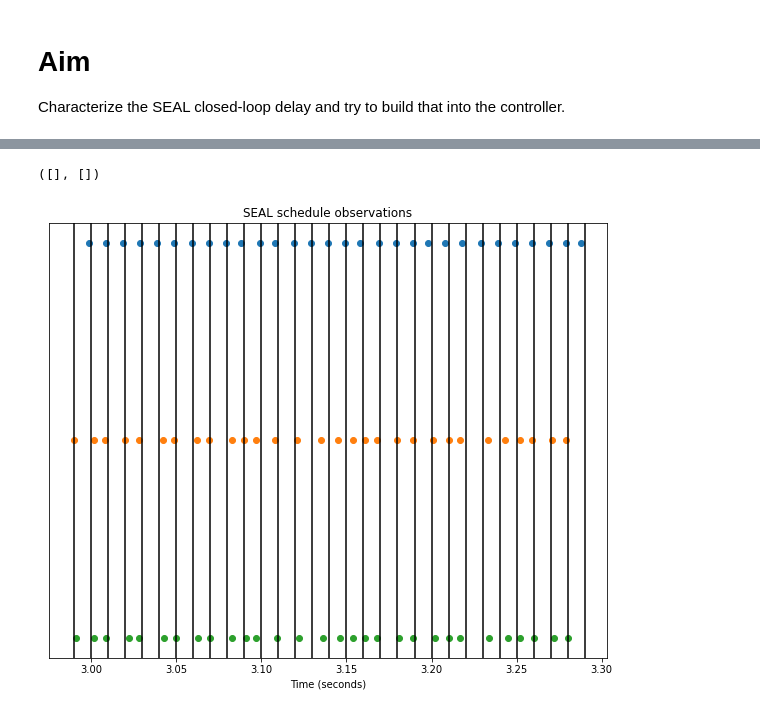
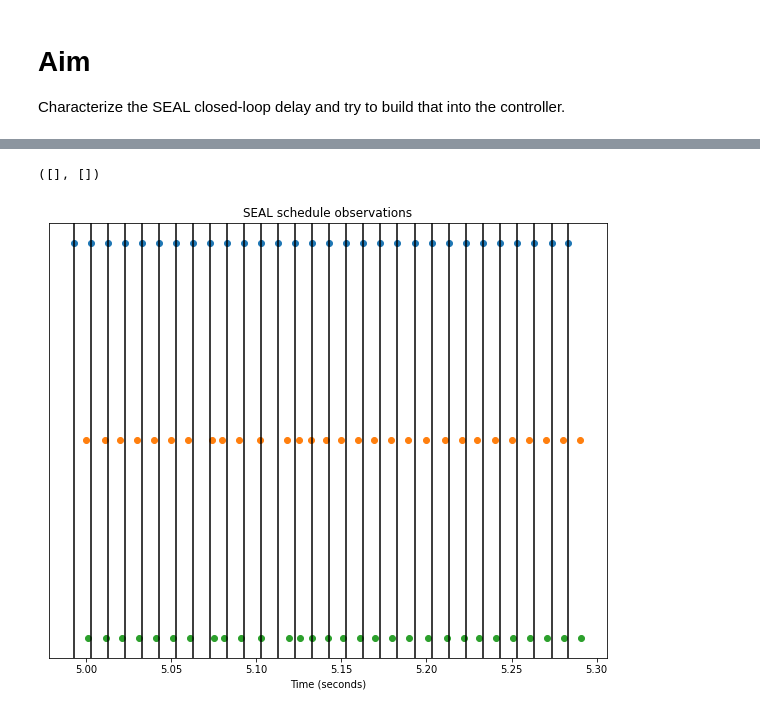
Before and after one commit to aditya-sengupta/seallqg, a Jupyter notebook: notebooks/seal_delays.ipynb, the cells around one changed output, grey strips where cells are left out. Saved outputs shown, nothing was run; the diff lists cells and outputs as text; code cells hidden in the pictures.

```diff
--- a/notebooks/seal_delays.ipynb
+++ b/notebooks/seal_delays.ipynb
@@ -16,51 +13,59 @@ Updated the flat image.
 def stamp_to_seconds(t):
     h, m, s, ms = [int(x) for x in re.search("(\d+):(\d+):(\d+),(\d+)", t).groups()]
     return 3600 * h + 60 * m + s + 0.001 * ms
+# %%
+# add 13_11_2021_07 to these ones
+good_runs = ["02_14", "04_45"] # 04_45, 02_14
 # %%
 exposures = []
-states = []
+measures = []
 dmcs = []
-no_delay_fnames = ["01_06", "01_35", "02_15", "03_01"]
-dt_o10_fnames = ["05_56", "06_37", "06_54", "07_12"]
-dt_o5_fnames = ["08_08", "08_25", "08_41", "08_59"]
-dt_o2_fnames = ["21_10", "21_30", "21_53", "22_13", "24_51", "25_37"]
-dt_o50_fnames = ["26_41", "27_28", "27_44", "28_28", "29_03", "30_04"]
-dt_o100_fnames = ["31_36", "32_07", "32_46", "34_30"]
-for fname in dt_o50_fnames:
-    seen_state_before = False
-    temp_exposures = []
-    with open(joindata("log", f"log_13_11_2021_04_{fname}.log")) as file:
+
+total_nframes = 0
+for fname in good_runs:
+    with open(joindata("log", f"log_13_11_2021_07_{fname}.log")) as file:
+        final_frame = np.inf
         for line in file:
             time = re.search("\d+:\d+:\d+,\d+", line)[0]
             seconds = stamp_to_seconds(time)
             event = re.search("INFO \| (.+)", line)[1]
+            if not any([event.startswith(x) for x in ["Exposure", "Measurement", "DMC"]]):
+                continue
+            frame_num = re.search("\d+", event)
+            if frame_num:
+                frame_num = int(frame_num[0])
             if event.startswith("Exposure"):
                 exposures.append(seconds)
-            elif event.startswith("state"):
-                states.append(seconds)
+            elif event.startswith("Measurement"):
+                measures.append(seconds)
             elif event.startswith("DMC"):
                 dmcs.append(seconds)
+                final_frame = frame_num
+        total_nframes += final_frame
+        exposures = exposures[:total_nframes]
+        measures = measures[:total_nframes]
+        dmcs = dmcs[:total_nframes]
 
 t0 = exposures[0]
 exposures = np.array(exposures) - t0
-states = np.array(states) - t0
+measures = np.array(measures) - t0
 dmcs = np.array(dmcs) - t0
 # %%
-nstart = 300
+nstart = 500
 npoints = 30
 plt.figure(figsize=(10,8))
 plt.scatter(exposures[nstart:nstart+npoints], 1.5*np.ones_like(exposures[nstart:nstart+npoints]), label="exposures")
-plt.scatter(states[nstart:nstart+npoints], np.ones_like(states[nstart:nstart+npoints]), label="states")
+plt.scatter(measures[nstart:nstart+npoints], np.ones_like(measures[nstart:nstart+npoints]), label="states")
 plt.scatter(dmcs[nstart:nstart+npoints], 0.5*np.ones_like(dmcs[nstart:nstart+npoints]), label="dmcs")
 min_time = exposures[nstart]
 max_time = dmcs[nstart+npoints-1]
-for v in np.arange(np.round(min_time, decimals=2)-0.01, np.round(max_time, decimals=2)+0.02, 0.01):
+for v in exposures[nstart:nstart+npoints]:
     plt.axvline(v, color='k')
 plt.title("SEAL schedule observations")
 plt.xlabel("Time (seconds)")
 plt.yticks([])
 #plt.legend()
 # %% [output]
 ([], [])
-[figure, old version]
+[figure, new version]
 # %%
```
Also changed, not shown: parts of 4 cells of this notebook.
